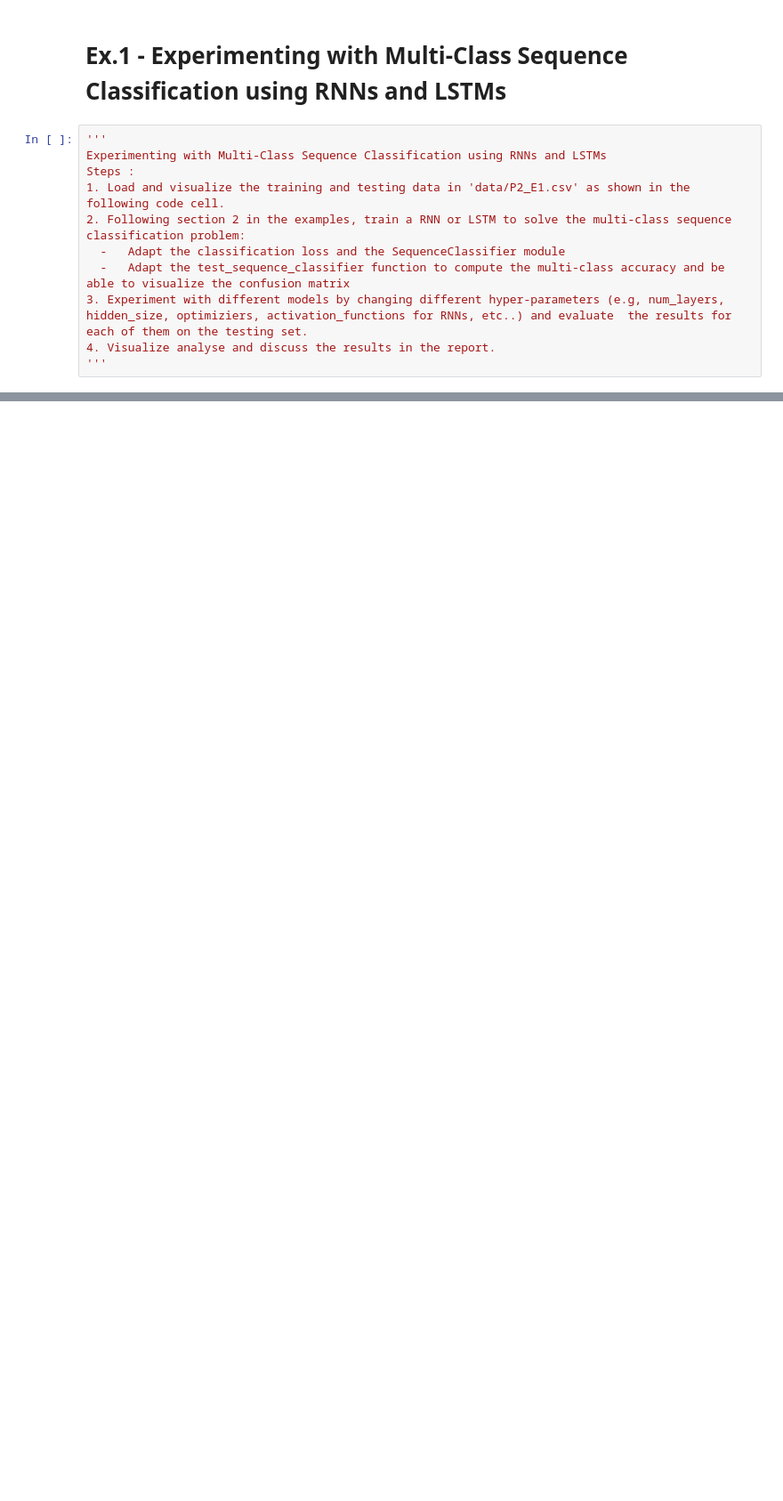
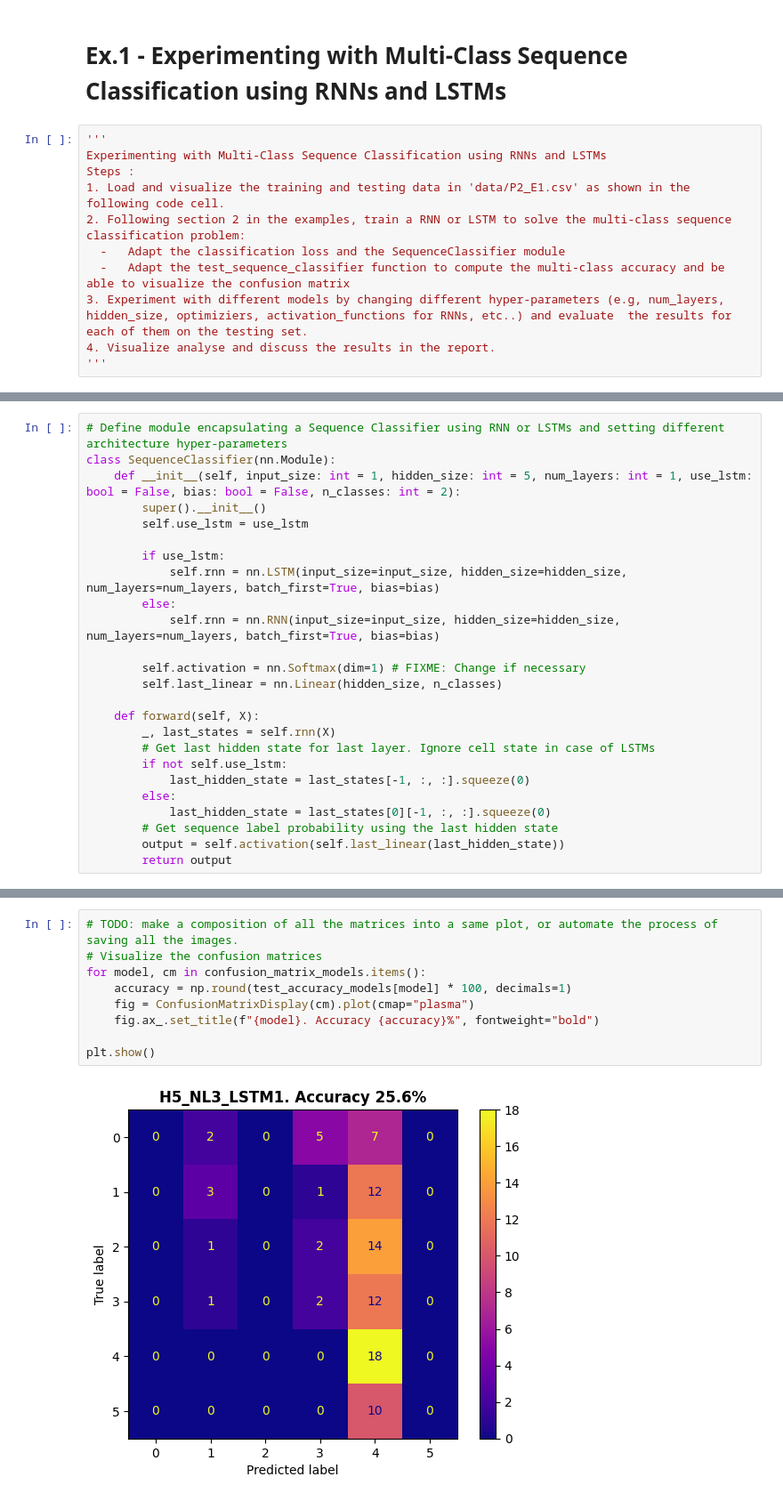
Before and after one commit to Alejandro-FA/UPF-Deep_Learning, a Jupyter notebook: P2/P2-Questions.ipynb, the cells around one changed output, grey strips where cells are left out. Shown at 89% size. Saved outputs shown, nothing was run; the diff lists cells and outputs as text; blank space fills up the shorter version.

```diff
--- a/P2/P2-Questions.ipynb
+++ b/P2/P2-Questions.ipynb
@@ -46,0 +105,25 @@ fig.show()
+# %%
+# Define module encapsulating a Sequence Classifier using RNN or LSTMs and setting different architecture hyper-parameters
+class SequenceClassifier(nn.Module):
+    def __init__(self, input_size: int = 1, hidden_size: int = 5, num_layers: int = 1, use_lstm: bool = False, bias: bool = False, n_classes: int = 2):
+        super().__init__()
+        self.use_lstm = use_lstm
+
+        if use_lstm:
+            self.rnn = nn.LSTM(input_size=input_size, hidden_size=hidden_size, num_layers=num_layers, batch_first=True, bias=bias)
+        else:
+            self.rnn = nn.RNN(input_size=input_size, hidden_size=hidden_size, num_layers=num_layers, batch_first=True, bias=bias)
+
+        self.activation = nn.Softmax(dim=1) # FIXME: Change if necessary
+        self.last_linear = nn.Linear(hidden_size, n_classes)
+
+    def forward(self, X):
+        _, last_states = self.rnn(X)
+        # Get last hidden state for last layer. Ignore cell state in case of LSTMs
+        if not self.use_lstm:
+            last_hidden_state = last_states[-1, :, :].squeeze(0)
+        else:
+            last_hidden_state = last_states[0][-1, :, :].squeeze(0)
+        # Get sequence label probability using the last hidden state
+        output = self.activation(self.last_linear(last_hidden_state))
+        return output
@@ -46,0 +248,11 @@ fig.show()
+# %%
+# TODO: make a composition of all the matrices into a same plot, or automate the process of saving all the images.
+# Visualize the confusion matrices
+for model, cm in confusion_matrix_models.items():
+    accuracy = np.round(test_accuracy_models[model] * 100, decimals=1)
+    fig = ConfusionMatrixDisplay(cm).plot(cmap="plasma")
+    fig.ax_.set_title(f"{model}. Accuracy {accuracy}%", fontweight="bold")
+
+plt.show()
+# %% [output]
+[figure, added]
```
Also changed, not shown: parts of 40 cells of this notebook.
